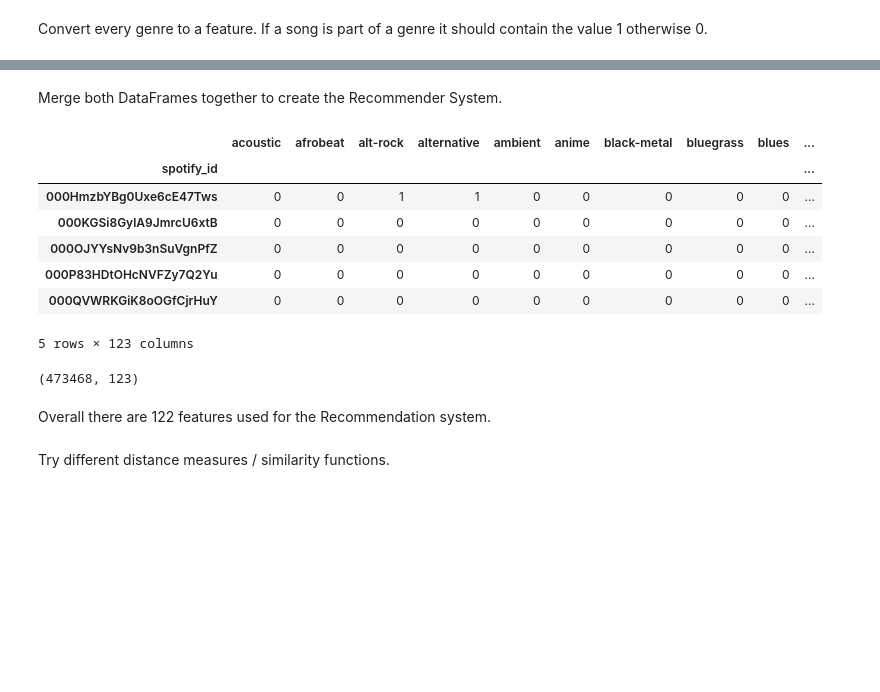
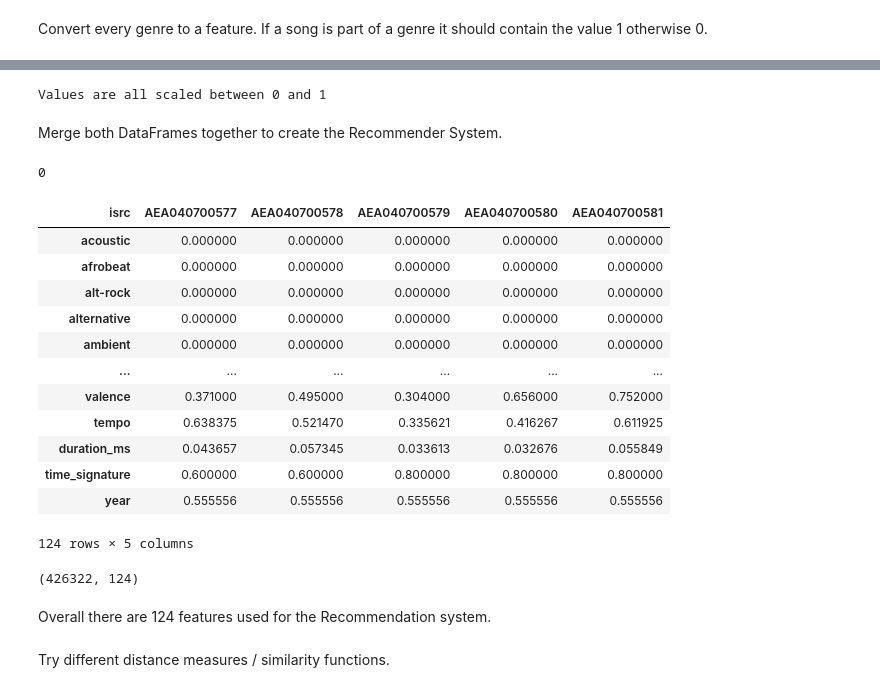
Before and after one commit to Jannis37/80s-recommender, a Jupyter notebook: recommender.ipynb, the cells around one changed output, grey strips where cells are left out. Cells and saved outputs as stored; diff of their text form; code cells hidden in the pictures; blank space fills up the shorter version.

```diff
--- a/recommender.ipynb
+++ b/recommender.ipynb
@@ -301,2 +428,0 @@ Since all features except the spotify_id are numerical features and the spotify_
-# %%
-df_recommender = df_recommender.groupby(['spotify_id']).mean()
@@ -336,6 +475,8 @@ df_recommender.reset_index(inplace=True)
 # %% [markdown]
 Convert every genre to a feature. If a song is part of a genre it should contain the value 1 otherwise 0.
 # %%
-ct = pd.crosstab(df['spotify_id'], df['genres'])
+ct = pd.crosstab(df['isrc'], df['genres'])
+# ct.reset_index(inplace=True)
+ct = ct.applymap(lambda x: 1 if x > 1 else x)
 ct.reset_index(inplace=True)
 # %%
@@ -353,19 +514,36 @@ ct.shape
+# %%
+ctMinMax = ct.describe().T
+if (ctMinMax['min'].min() != 0) | (ctMinMax['min'].max() != 0) | (ctMinMax['max'].min() != 1) | (ctMinMax['max'].max() != 1):
+    print('Values are not scaled correctly')
+else:
+    print('Values are all scaled between 0 and 1')
+# %% [output]
+Values are all scaled between 0 and 1
 # %% [markdown]
 Merge both DataFrames together to create the Recommender System.
 # %%
-ct_merged = ct.merge(df_recommender_scaled, on=['spotify_id'], how='left')
+ct_merged = ct.merge(df_recommender_scaled, on=['isrc'], how='right')
+# %%
+ct_merged.isna().any().sum()
+# %% [output]
+0
 # %%
-ct_merged.set_index(['spotify_id'], inplace=True)
+ct_merged.set_index(['isrc'], inplace=True)
 # %%
-display(ct_merged.head())
+display(ct_merged.head().T)
 ct_merged.shape
 # %% [output]
-|  | acoustic | afrobeat | alt-rock | alternative | ambient | anime | black-metal | bluegrass | blues | ... |
-| spotify_id |  |  |  |  |  |  |  |  |  | ... |
-| 000HmzbYBg0Uxe6cE47Tws | 0 | 0 | 1 | 1 | 0 | 0 | 0 | 0 | 0 | ... |
-| 000KGSi8GylA9JmrcU6xtB | 0 | 0 | 0 | 0 | 0 | 0 | 0 | 0 | 0 | ... |
-| 000OJYYsNv9b3nSuVgnPfZ | 0 | 0 | 0 | 0 | 0 | 0 | 0 | 0 | 0 | ... |
-| 000P83HDtOHcNVFZy7Q2Yu | 0 | 0 | 0 | 0 | 0 | 0 | 0 | 0 | 0 | ... |
-| 000QVWRKGiK8oOGfCjrHuY | 0 | 0 | 0 | 0 | 0 | 0 | 0 | 0 | 0 | ... |
+| isrc | AEA040700577 | AEA040700578 | AEA040700579 | AEA040700580 | AEA040700581 |
+| acoustic | 0.000000 | 0.000000 | 0.000000 | 0.000000 | 0.000000 |
+| afrobeat | 0.000000 | 0.000000 | 0.000000 | 0.000000 | 0.000000 |
+| alt-rock | 0.000000 | 0.000000 | 0.000000 | 0.000000 | 0.000000 |
+| alternative | 0.000000 | 0.000000 | 0.000000 | 0.000000 | 0.000000 |
+| ambient | 0.000000 | 0.000000 | 0.000000 | 0.000000 | 0.000000 |
+| ... | ... | ... | ... | ... | ... |
+| valence | 0.371000 | 0.495000 | 0.304000 | 0.656000 | 0.752000 |
+| tempo | 0.638375 | 0.521470 | 0.335621 | 0.416267 | 0.611925 |
+| duration_ms | 0.043657 | 0.057345 | 0.033613 | 0.032676 | 0.055849 |
+| time_signature | 0.600000 | 0.600000 | 0.800000 | 0.800000 | 0.800000 |
+| year | 0.555556 | 0.555556 | 0.555556 | 0.555556 | 0.555556 |
-5 rows × 123 columns
+124 rows × 5 columns
-(473468, 123)
+(426322, 124)
@@ -372,4 +552,4 @@ ct_merged.shape
 # %% [markdown]
-Overall there are 122 features used for the Recommendation system.
+Overall there are 124 features used for the Recommendation system.
 # %% [markdown]
 Try different distance measures / similarity functions.
```
Also changed, not shown: parts of 68 cells of this notebook, 3 other files.
